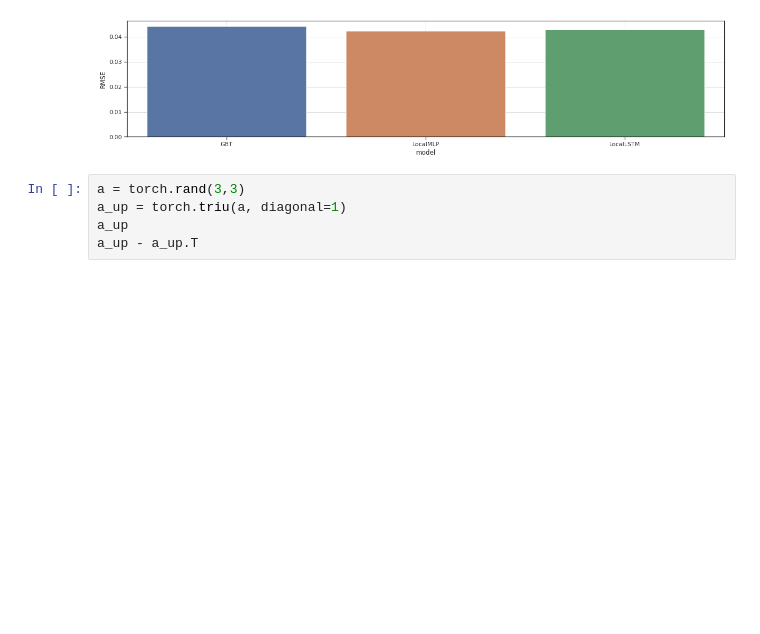
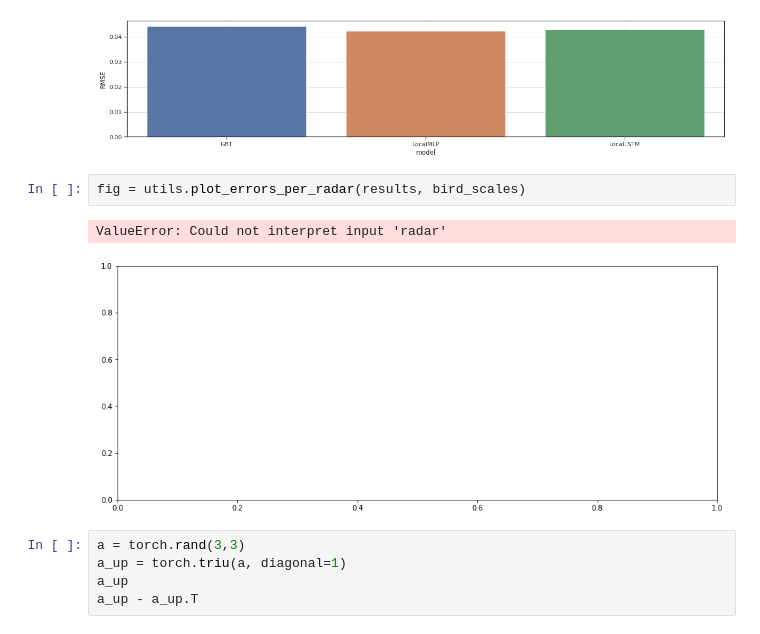
Before and after one commit to FionaLippert/birdMigration, a Jupyter notebook: notebooks/model_performance_radar.ipynb, the cells around one changed output. Cells and saved outputs as stored; diff of their text form; blank space fills up the shorter version.

```diff
--- a/notebooks/model_performance_radar.ipynb
+++ b/notebooks/model_performance_radar.ipynb
@@ -265,6 +265,11 @@ fig = utils.plot_average_errors(results_transformed, bird_scales_transformed, bo
 fig = utils.plot_average_errors(results_km2, bird_scales_km2)
 # %% [output]
 [figure]
+# %%
+fig = utils.plot_errors_per_radar(results, bird_scales)
+# %% [output]
+ValueError: Could not interpret input 'radar'
+[figure, added]
 # %%
 a = torch.rand(3,3)
 a_up = torch.triu(a, diagonal=1)
```
Also changed, not shown: 2 other files.
